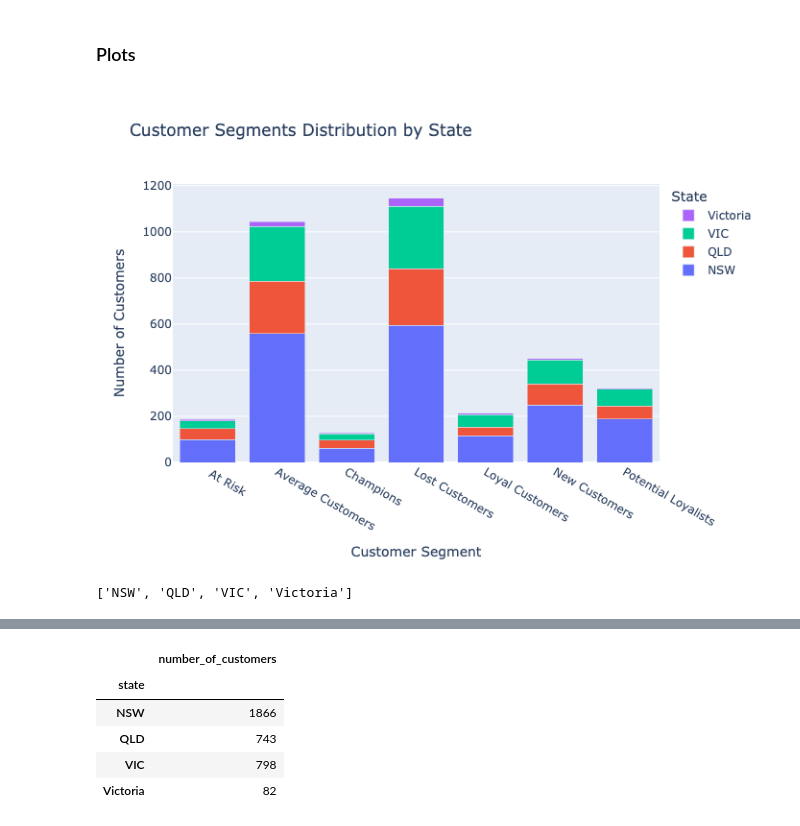
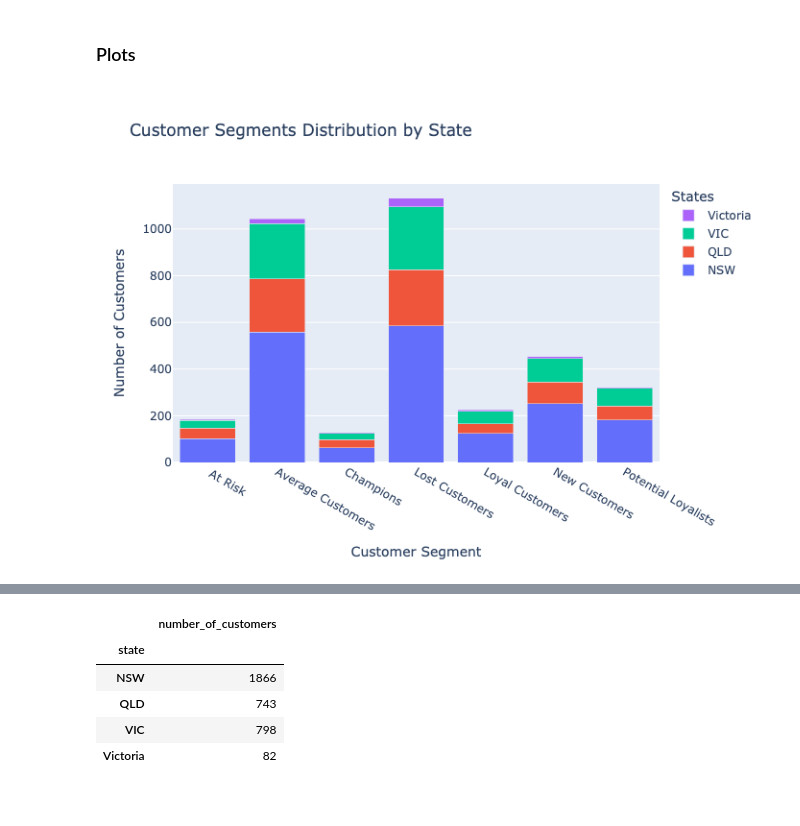
Before and after one commit to tanu-khanuja/customer_segmentation, a Jupyter notebook: notebooks/combined_data_analysis.ipynb, the cells around one changed output, grey strips where cells are left out. Cells and saved outputs as stored; diff of their text form; code cells hidden in the pictures.

```diff
--- a/notebooks/combined_data_analysis.ipynb
+++ b/notebooks/combined_data_analysis.ipynb
@@ -171,36 +171,32 @@ states = sorted(set(state for counts in segmentwise_states.values() for state in
 # Create traces for each state
 traces = []
 for state in states:
     # Create a bar trace for this state
     traces.append(go.Bar(
         x=list(segmentwise_states.keys()),  # Segments on x-axis
         y=[segmentwise_states[segment].get(state, 0) for segment in segmentwise_states],
         name=state
     ))
 
 # Create Figure
 fig = go.Figure(data=traces)
 
 # Update layout
 fig.update_layout(
     barmode='stack',
     title='Customer Segments Distribution by State',
     xaxis_title='Customer Segment',
     yaxis_title='Number of Customers',
-    legend_title='State'
+    legend_title='States'
 )
 
 # Show plot
 # fig.show()
 # Save the figure as a static image
 pio.write_image(fig, 'customer_segments_by_states.png')
 
 # Display the image in the notebook
 
 Image('customer_segments_by_states.png')
 # %% [output]
-[figure, old version]
+[figure, new version]
-# %%
-states
-# %% [output]
-['NSW', 'QLD', 'VIC', 'Victoria']
```
Also changed, not shown: parts of 19 cells of this notebook, 31 other files.
